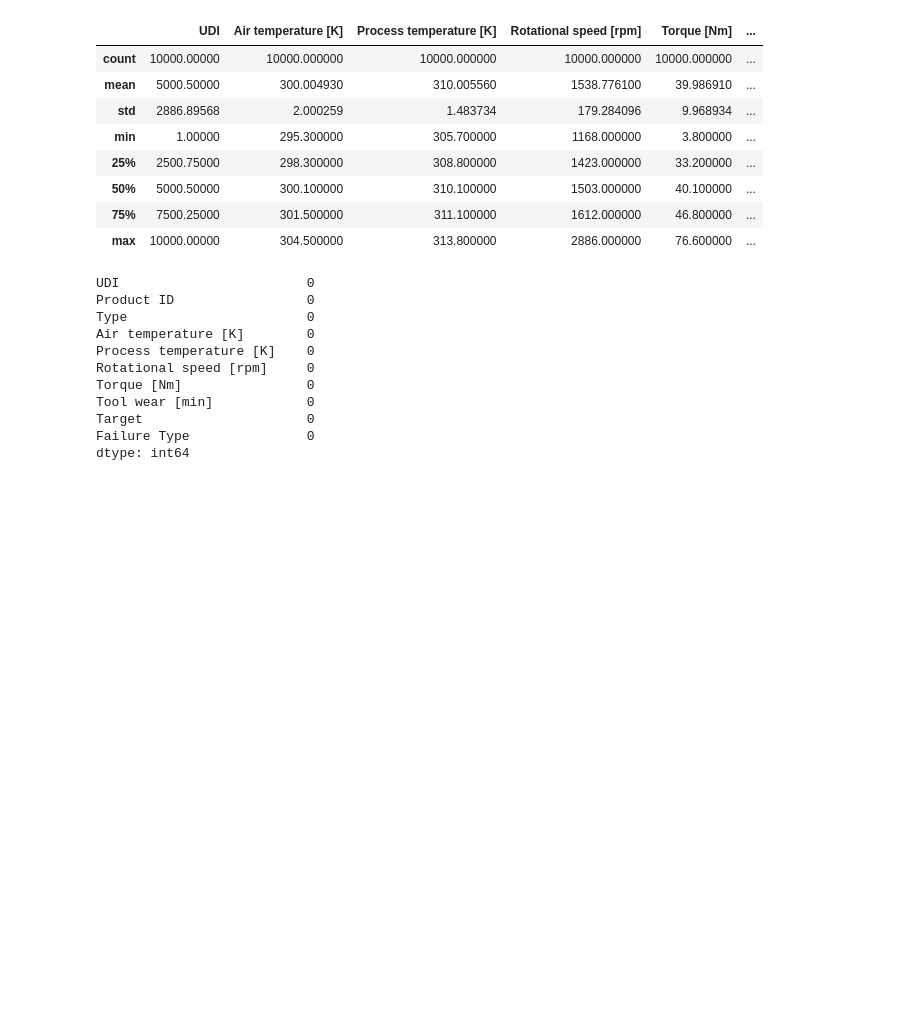
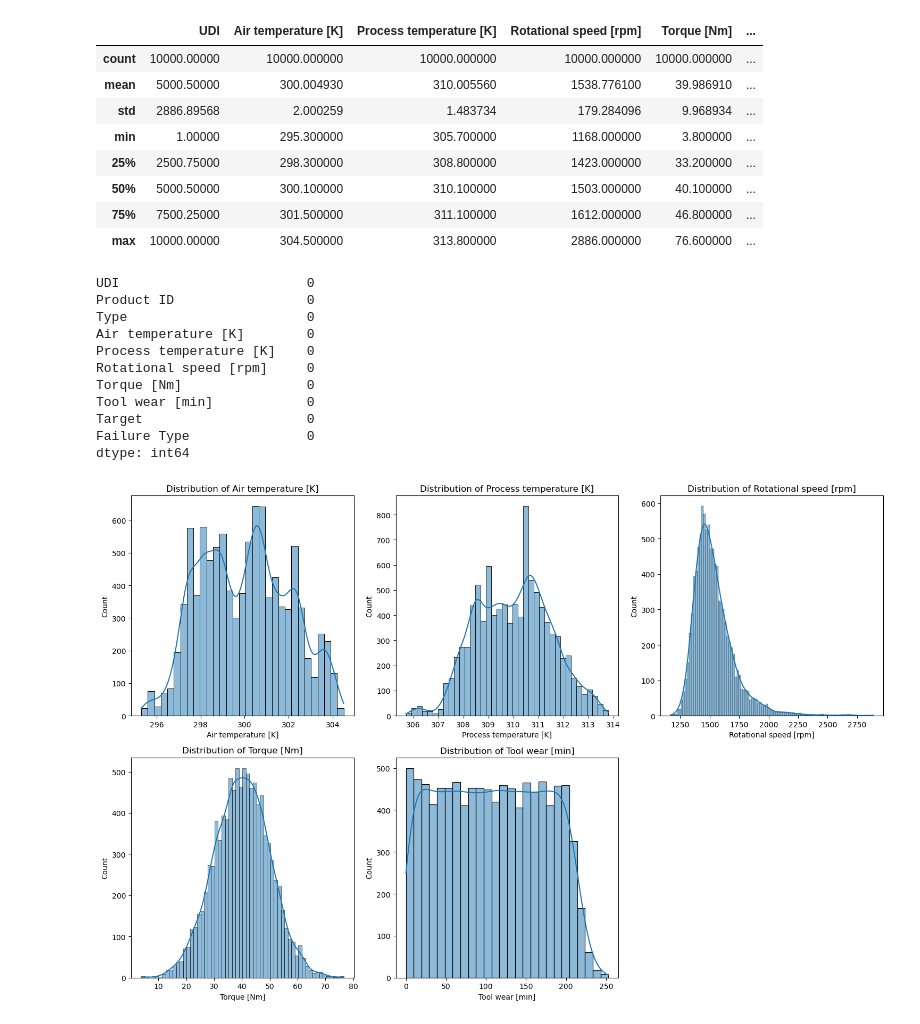
Before and after one commit to kealankuar/predictive-maintenance-ML, a Jupyter notebook: EDA.ipynb, the cells around one changed output. Cells and saved outputs as stored; diff of their text form; code cells hidden in the pictures; blank space fills up the shorter version.

Commit message:
Added univariate analysis: histograms and count plots for numerical and categorical variables

```diff
--- a/EDA.ipynb
+++ b/EDA.ipynb
@@ -68,3 +68,18 @@ Tool wear [min]            0
 Target                     0
 Failure Type               0
 dtype: int64
+# %%
+#Plot histograms to see the distributions for numerical columns
+num_columns = ['Air temperature [K]', 'Process temperature [K]',
+               'Rotational speed [rpm]', 'Torque [Nm]', 'Tool wear [min]']
+
+# Plot histograms
+plt.figure(figsize=(15, 10))
+for i, col in enumerate(num_columns):
+    plt.subplot(2, 3, i+1)
+    sns.histplot(df[col], kde=True)
+    plt.title(f"Distribution of {col}")
+plt.tight_layout()
+plt.show()
+# %% [output]
+[figure, added]
```
Also changed, not shown: parts of 1 cell of this notebook.
